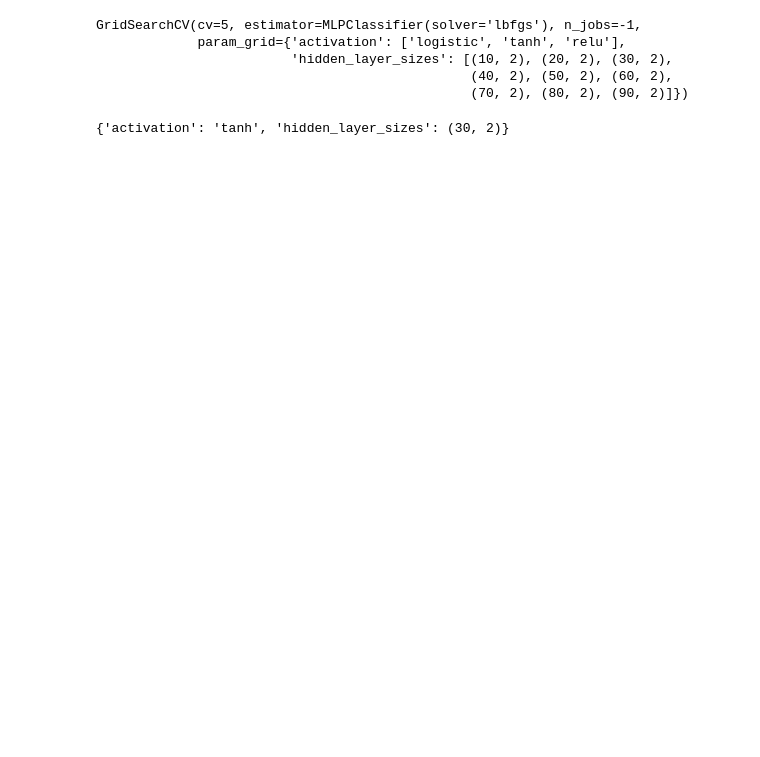
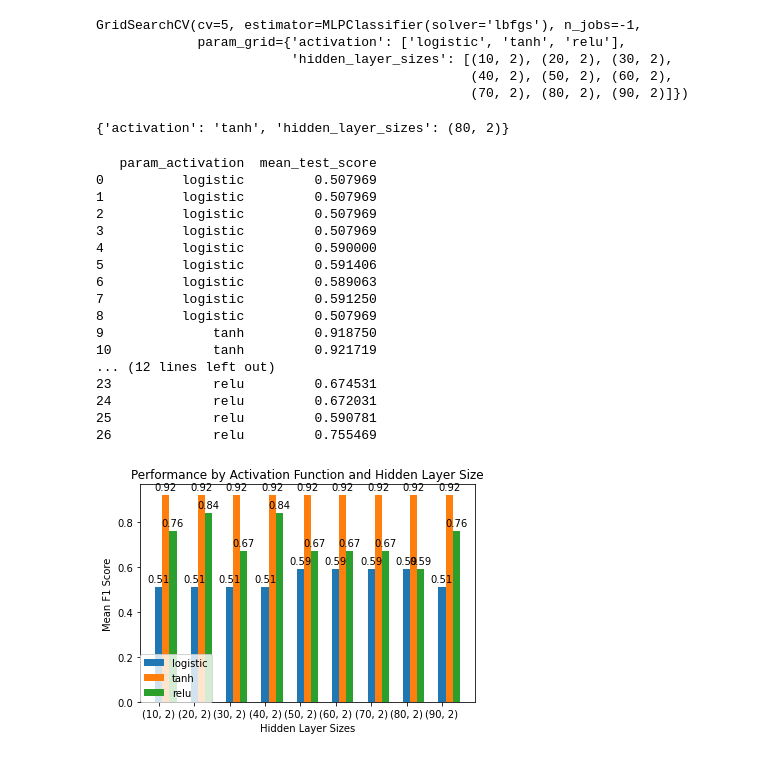
Before and after one commit to BrendanL72/HLT_Portfolio, a Jupyter notebook: Assignment8/HW8_bjl190000.ipynb, the cells around one changed output. Cells and saved outputs as stored; diff of their text form; code cells hidden in the pictures; blank space fills up the shorter version.

Commit message:
added grid search graph
wrote up descriptions for different ML models

```diff
--- a/Assignment8/HW8_bjl190000.ipynb
+++ b/Assignment8/HW8_bjl190000.ipynb
@@ -188,8 +197,64 @@ GridSearchCV(cv=5, estimator=MLPClassifier(solver='lbfgs'), n_jobs=-1,
                          'hidden_layer_sizes': [(10, 2), (20, 2), (30, 2),
                                                 (40, 2), (50, 2), (60, 2),
                                                 (70, 2), (80, 2), (90, 2)]})
-# %%
-print(gridsearch.best_params_)
-# %% [output]
-{'activation': 'tanh', 'hidden_layer_sizes': (30, 2)}
+# %%
+#get the parameters
+print(gridsearch.best_params_)
+# %% [output]
+{'activation': 'tanh', 'hidden_layer_sizes': (80, 2)}
+# %%
+#displaying grid search results
+gs_results = pd.DataFrame(gridsearch.cv_results_)
+
+filtered_results = gs_results.filter(items = ["param_activation","hidden_layer_sizes","mean_test_score"])
+
+print(filtered_results)
+
+#convert df to filtered dictionary
+activation_functions = ['logistic', 'tanh', 'relu']
+results_dict = {}
+
+for a in activation_functions:
+   results_dict[a] = filtered_results.loc[filtered_results["param_activation"]  == a]["mean_test_score"]
+
+fig, ax = plt.subplots()
+
+bar_width = 0.2
+offset_mult = 0
+x_ticks = np.arange(9)
+
+#figure
+for a, m in results_dict.items():
+   offset = bar_width * offset_mult
+   bar = ax.bar(x_ticks + offset, [round(datum,2) for datum in m], bar_width, label=a)
+   ax.bar_label(bar, padding=3)
+   offset_mult += 1
+
+#axes
+ax.set_title("Performance by Activation Function and Hidden Layer Size")
+ax.set_xlabel("Hidden Layer Sizes")
+ax.set_ylabel("Mean F1 Score")
+ax.set_xticks(ticks = x_ticks, labels = [str(l) for l in params["hidden_layer_sizes"]])
+ax.legend(loc=(0,0))
+
+plt.show()
+# %% [output]
+   param_activation  mean_test_score
+0          logistic         0.507969
+1          logistic         0.507969
+2          logistic         0.507969
+3          logistic         0.507969
+4          logistic         0.590000
+5          logistic         0.591406
+6          logistic         0.589063
+7          logistic         0.591250
+8          logistic         0.507969
+9              tanh         0.918750
+10             tanh         0.921719
+... (12 lines left out)
+23             relu         0.674531
+24             relu         0.672031
+25             relu         0.590781
+26             relu         0.755469
+[figure, added]
 # %%
```
Also changed, not shown: parts of 13 cells of this notebook, 1 other file.
